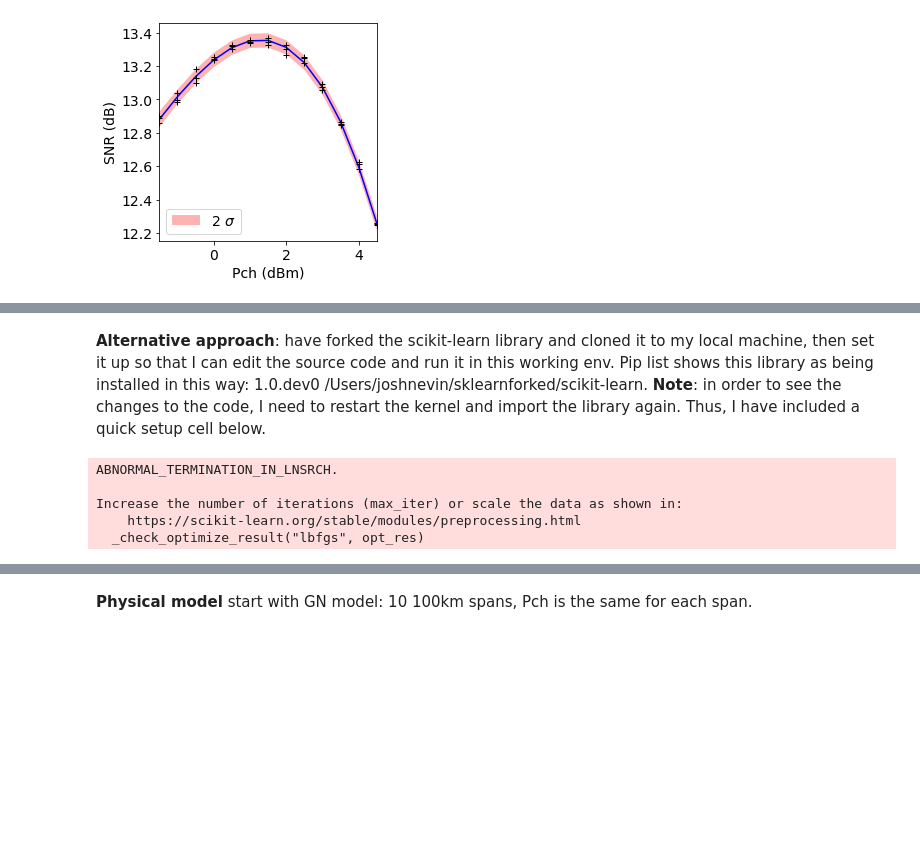
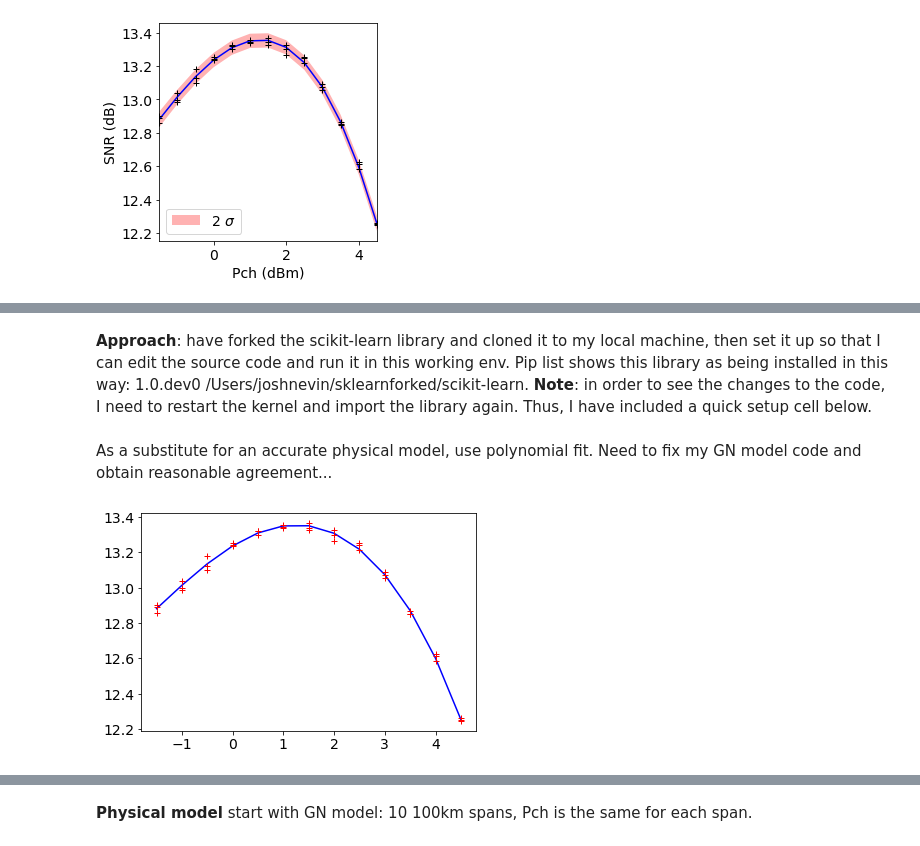
Before and after one commit to joshnevin/physics_enhanced_GPs, a Jupyter notebook: power_sweep_example.ipynb, the cells around one changed output, grey strips where cells are left out. Cells and saved outputs as stored; diff of their text form; code cells hidden in the pictures; blank space fills up the shorter version.

Commit message:
working on GN model

```diff
--- a/power_sweep_example.ipynb
+++ b/power_sweep_example.ipynb
@@ -92,3 +77,3 @@ class j_gp:
 # %% [markdown]
-**Alternative approach**: have forked the scikit-learn library and cloned it to my local machine, then set it up so that I can edit the source code and run it in this working env. Pip list shows this library as being installed in this way: 1.0.dev0 /Users/joshnevin/sklearnforked/scikit-learn.
+**Approach**: have forked the scikit-learn library and cloned it to my local machine, then set it up so that I can edit the source code and run it in this working env. Pip list shows this library as being installed in this way: 1.0.dev0 /Users/joshnevin/sklearnforked/scikit-learn.
 **Note**: in order to see the changes to the code, I need to restart the kernel and import the library again. Thus, I have included a quick setup cell below.
@@ -109,0 +95,11 @@ snr_phys = np.genfromtxt(open("snr_gn.csv", "r"), delimiter=",", dtype =float).r
+# %% [markdown]
+As a substitute for an accurate physical model, use polynomial fit. Need to fix my GN model code and obtain reasonable agreement...
+# %%
+z = np.polyfit(pch, snr, 5)
+p = np.poly1d(z)
+snr_phys = p(pch).reshape(-1,1)
+plt.plot(pch, snr_phys, '-b')
+plt.plot(pch, snr, 'r+')
+plt.show()
+# %% [output]
+[figure, added]
@@ -120,9 +121,3 @@ theta = gpr.kernel_.theta
 lml = gpr.log_marginal_likelihood()
 mu_sk_p = mu_sk + 2*std_sk
 mu_sk_n = mu_sk - 2*std_sk
-# %% [output]
-ABNORMAL_TERMINATION_IN_LNSRCH.
-
-Increase the number of iterations (max_iter) or scale the data as shown in:
-    https://scikit-learn.org/stable/modules/preprocessing.html
-  _check_optimize_result("lbfgs", opt_res)
```
Also changed, not shown: parts of 9 cells of this notebook, 1 other file.
